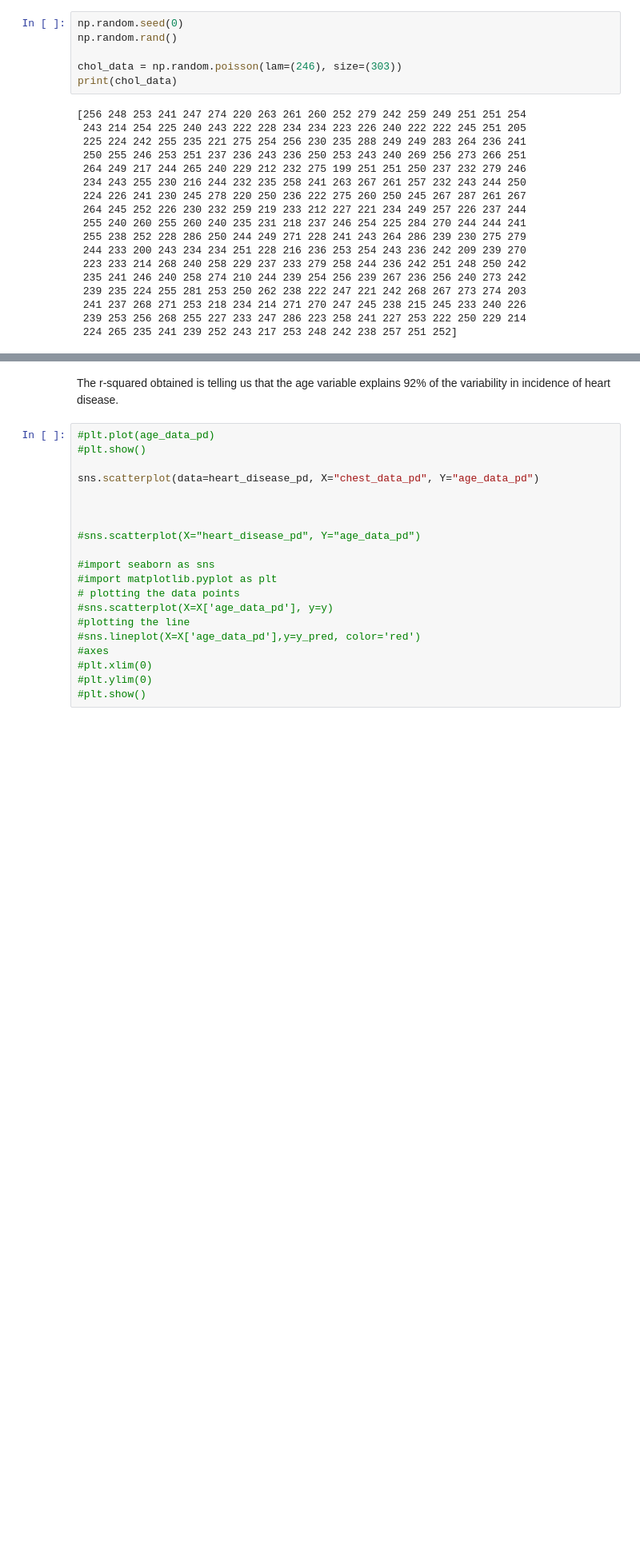
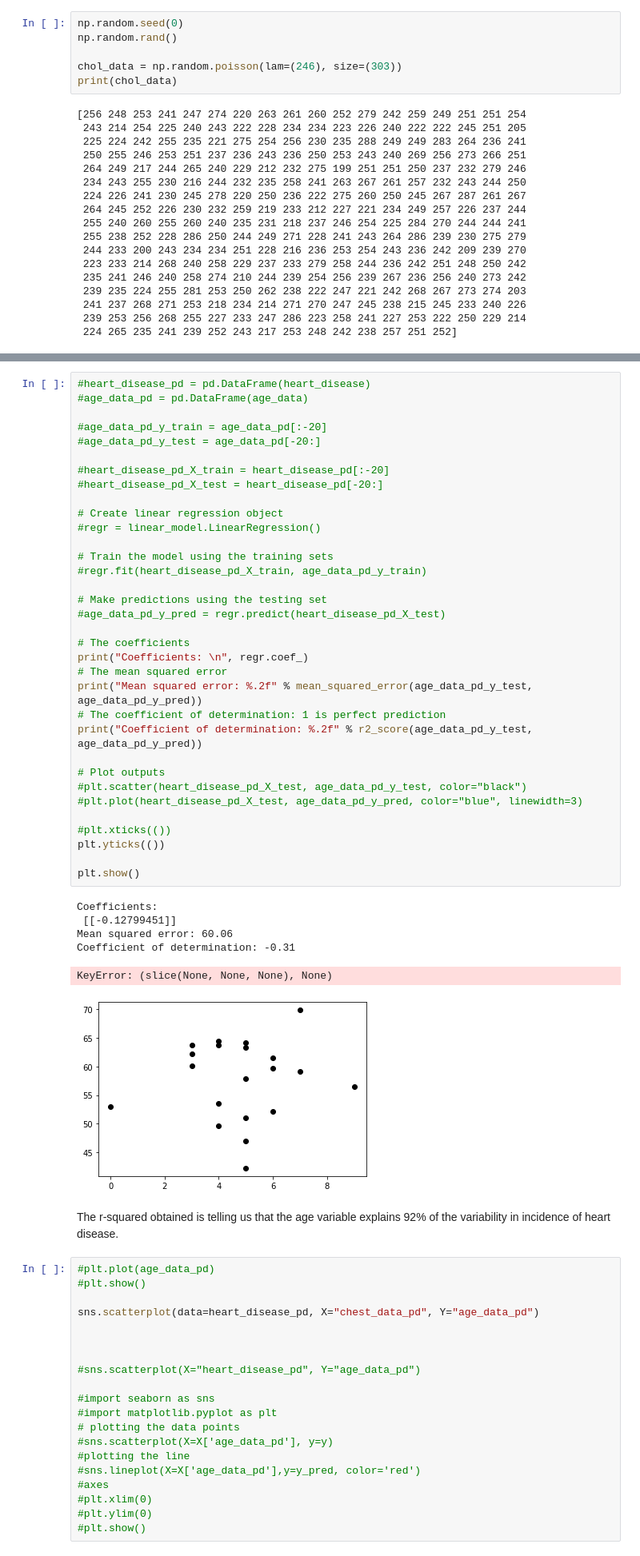
Before and after one commit to Trishmcc/Synthesised_Dataset, a Jupyter notebook: Synthesised_Dataset.ipynb, the cells around one changed output, grey strips where cells are left out. Shown at 80% size. Saved outputs shown, nothing was run; the diff lists cells and outputs as text; blank space fills up the shorter version.

```diff
--- a/Synthesised_Dataset.ipynb
+++ b/Synthesised_Dataset.ipynb
@@ -478,3 +493,44 @@ Notes:
+# %%
+#heart_disease_pd = pd.DataFrame(heart_disease)
+#age_data_pd = pd.DataFrame(age_data)
+
+#age_data_pd_y_train = age_data_pd[:-20]
+#age_data_pd_y_test = age_data_pd[-20:]
+
+#heart_disease_pd_X_train = heart_disease_pd[:-20]
+#heart_disease_pd_X_test = heart_disease_pd[-20:]
+
+# Create linear regression object
+#regr = linear_model.LinearRegression()
+
+# Train the model using the training sets
+#regr.fit(heart_disease_pd_X_train, age_data_pd_y_train)
+
+# Make predictions using the testing set
+#age_data_pd_y_pred = regr.predict(heart_disease_pd_X_test)
+
+# The coefficients
+print("Coefficients: \n", regr.coef_)
+# The mean squared error
+print("Mean squared error: %.2f" % mean_squared_error(age_data_pd_y_test, age_data_pd_y_pred))
+# The coefficient of determination: 1 is perfect prediction
+print("Coefficient of determination: %.2f" % r2_score(age_data_pd_y_test, age_data_pd_y_pred))
+
+# Plot outputs
+#plt.scatter(heart_disease_pd_X_test, age_data_pd_y_test, color="black")
+#plt.plot(heart_disease_pd_X_test, age_data_pd_y_pred, color="blue", linewidth=3)
+
+#plt.xticks(())
+plt.yticks(())
+
+plt.show()
+# %% [output]
+Coefficients:
+ [[-0.12799451]]
+Mean squared error: 60.06
+Coefficient of determination: -0.31
+KeyError: (slice(None, None, None), None)
+[figure, added]
 # %% [markdown]
 The r-squared obtained is telling us that the age variable explains 92% of the variability in incidence of heart disease.
 # %%
```
Also changed, not shown: parts of 99 cells of this notebook, 1 other file.
